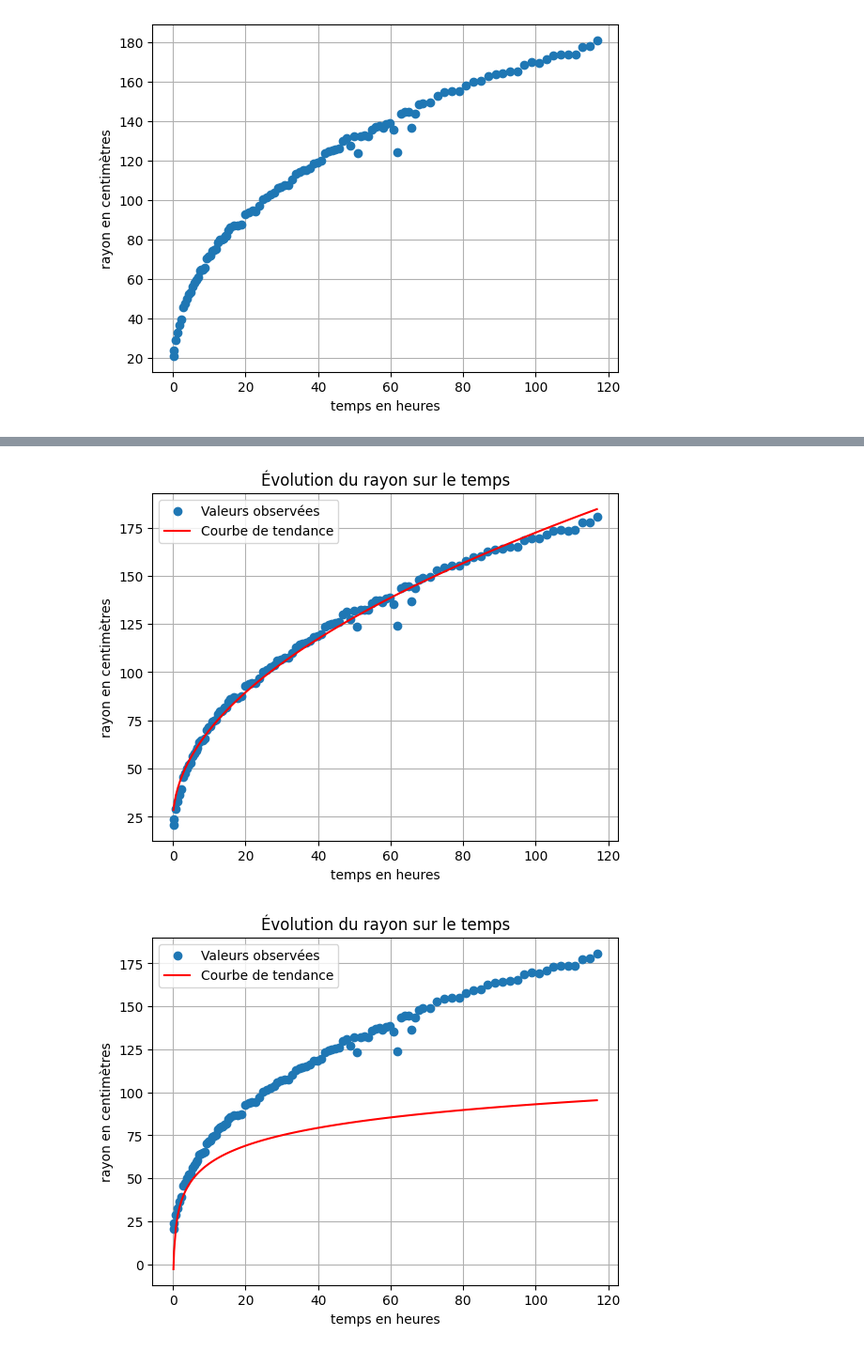
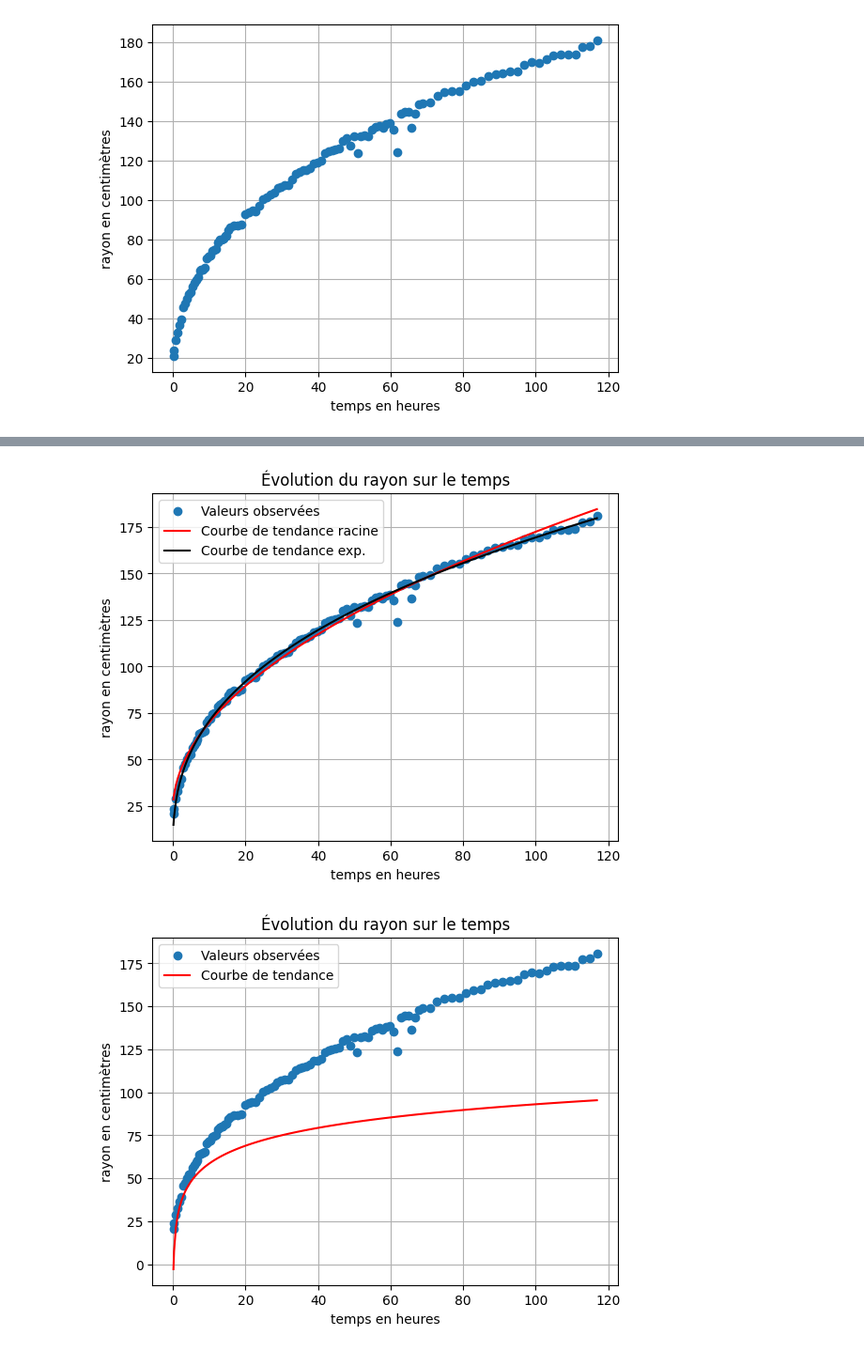
Before and after one commit to HDeBoever/gee-sat-imagery-analysis, a Jupyter notebook: cours6_info.ipynb, the cells around one changed output, grey strips where cells are left out. Shown at 94% size. Saved outputs shown, nothing was run; the diff lists cells and outputs as text; code cells hidden in the pictures.

```diff
--- a/cours6_info.ipynb
+++ b/cours6_info.ipynb
@@ -126,19 +193,24 @@ calculate_best_residual(temps, rayon)
 # %%
 # faire la relation entre le rayon et le temps
 def racine(x, y):
-    return 15*np.sqrt(x) + 22.39
+    return 15*np.sqrt(x) + 22.4
 
-relation = racine(temps, rayon)
+def exponentielle(x,y):
+    return 29.43*x**0.38
+
+relation1 = racine(temps, rayon)
+relation2 = exponentielle(temps, rayon)
 
 plt.plot(temps, rayon,'o', label='Valeurs observées')
-plt.plot(temps, relation,'r', label='Courbe de tendance')
+plt.plot(temps, relation1,'r', label='Courbe de tendance racine')
+plt.plot(temps, relation2,'r', label='Courbe de tendance exp.', c='black')
 plt.xlabel('temps en heures')
 plt.ylabel('rayon en centimètres')
 plt.title('Évolution du rayon sur le temps')
 plt.legend()
 plt.grid()
 # %% [output]
-[figure, old version]
+[figure, new version]
 # %%
 # faire la relation entre le rayon et le temps
 def log(x, y):
```
Also changed, not shown: parts of 3 cells of this notebook.
